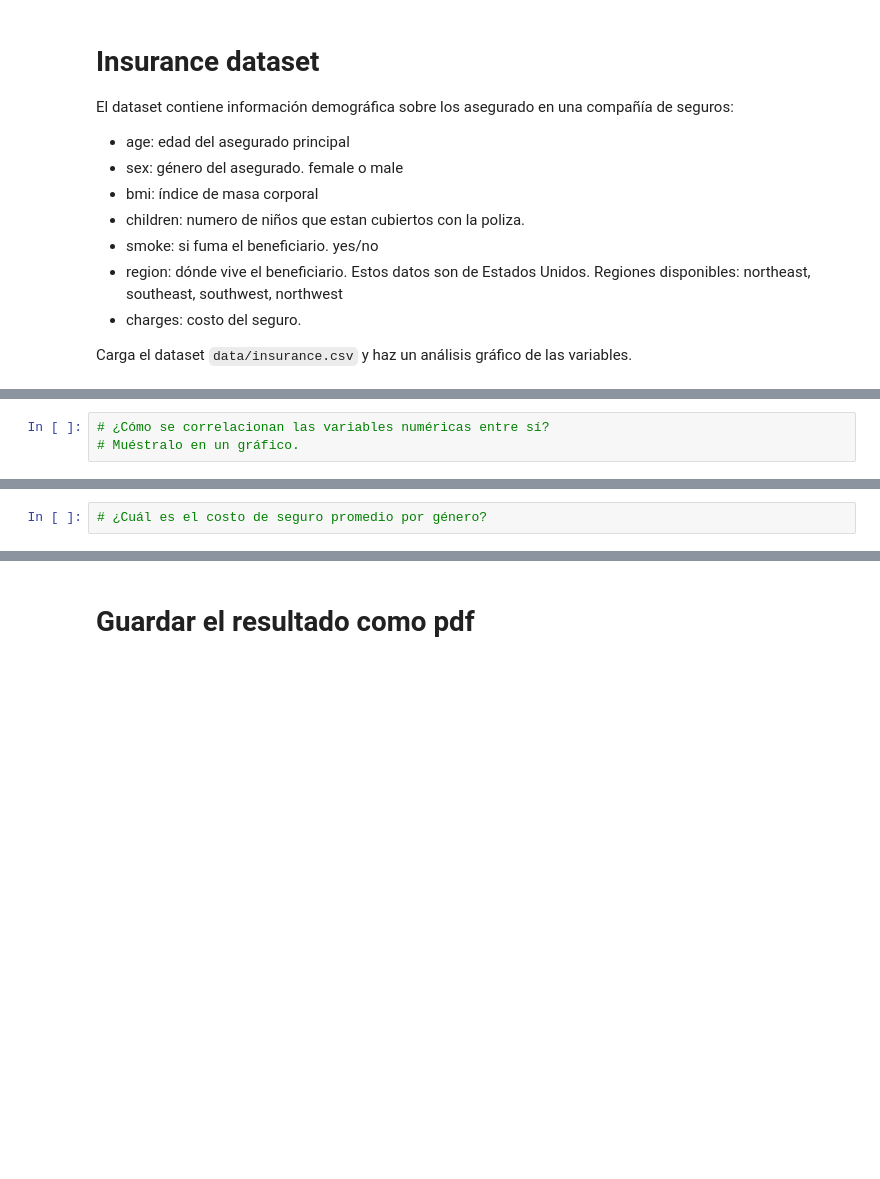
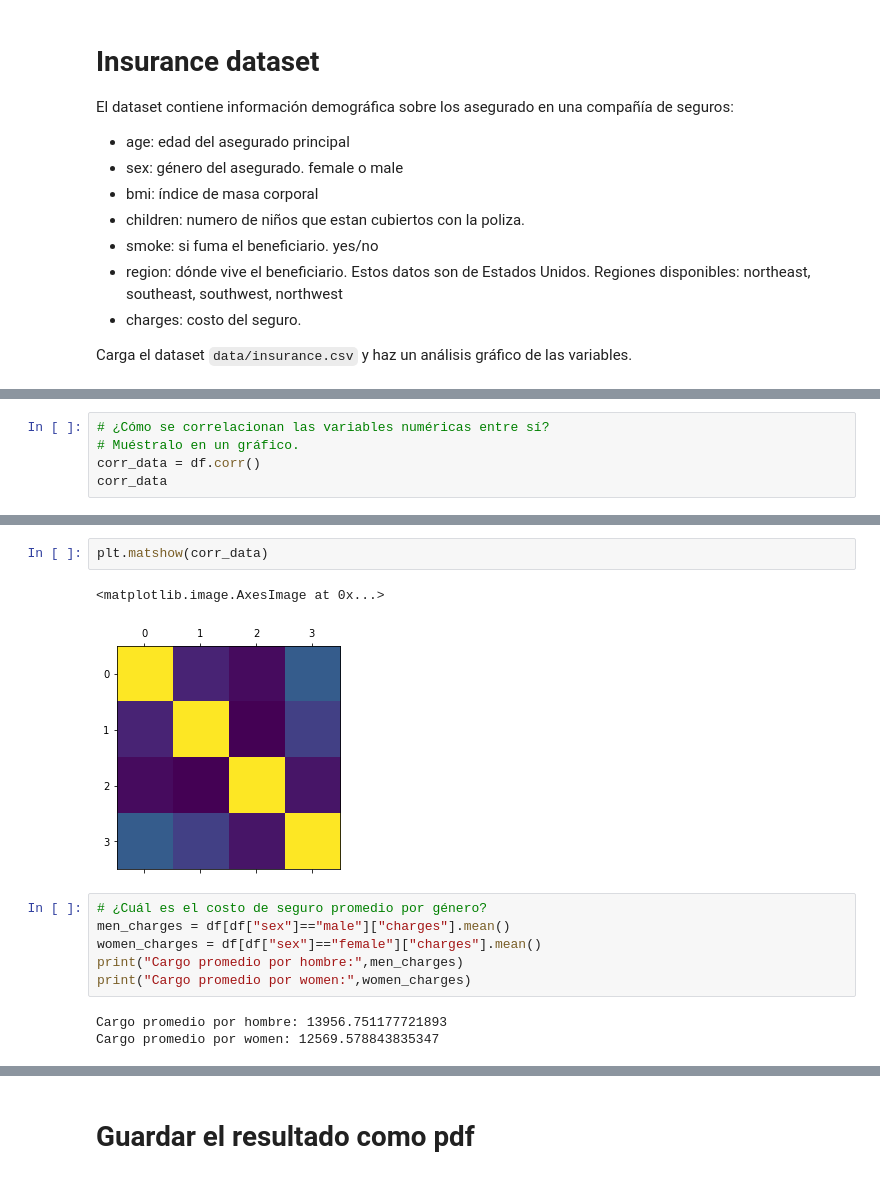
Before and after one commit to ltchycrane/Semana_Tec, a Jupyter notebook: 5.2 - Actividad - Visualizacion de datos.ipynb, the cells around one changed output, grey strips where cells are left out. Drawn from its saved outputs; the diff is of its cells as text; blank space fills up the shorter version.

```diff
--- a/5.2 - Actividad - Visualizacion de datos.ipynb
+++ b/5.2 - Actividad - Visualizacion de datos.ipynb
@@ -53,3 +84,5 @@ Carga el dataset `data/insurance.csv` y haz un análisis gráfico de las variabl
 # %%
 # ¿Cómo se correlacionan las variables numéricas entre sí?
 # Muéstralo en un gráfico.
+corr_data = df.corr()
+corr_data
@@ -56,5 +95,17 @@ Carga el dataset `data/insurance.csv` y haz un análisis gráfico de las variabl
+# %%
+plt.matshow(corr_data)
+# %% [output]
+<matplotlib.image.AxesImage at 0x...>
+[figure, added]
 # %%
 # ¿Cuál es el costo de seguro promedio por género?
+men_charges = df[df["sex"]=="male"]["charges"].mean()
+women_charges = df[df["sex"]=="female"]["charges"].mean()
+print("Cargo promedio por hombre:",men_charges)
+print("Cargo promedio por women:",women_charges)
+# %% [output]
+Cargo promedio por hombre: 13956.751177721893
+Cargo promedio por women: 12569.578843835347
 # %%
 # En una sola imagen, grafica las relaciones que tienen cada una de
 # las variables con los cargos (charges):
```
Also changed, not shown: parts of 7 cells of this notebook, 2 other files.
